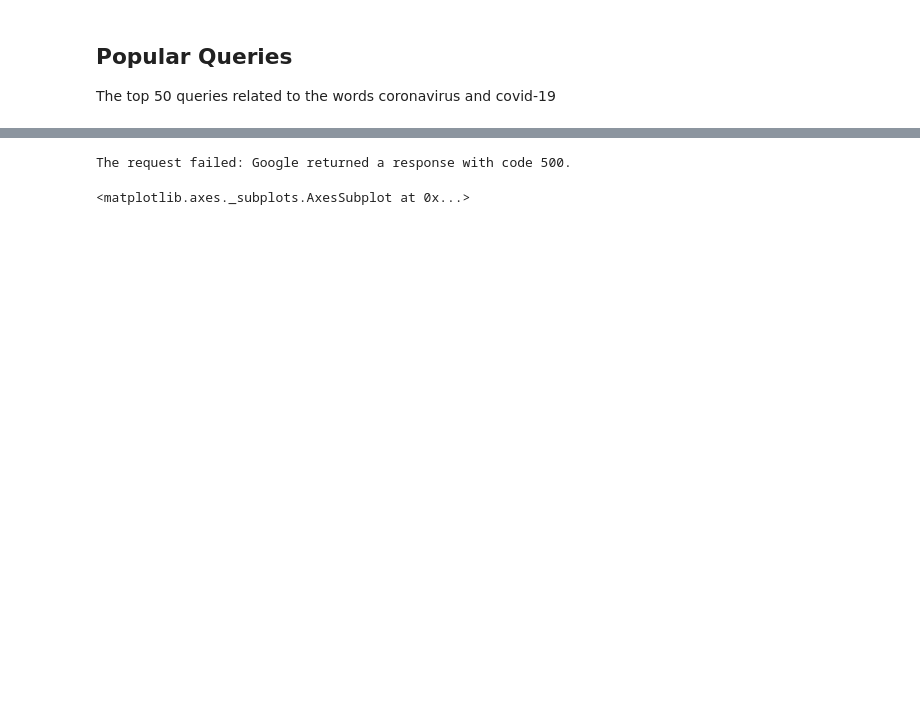
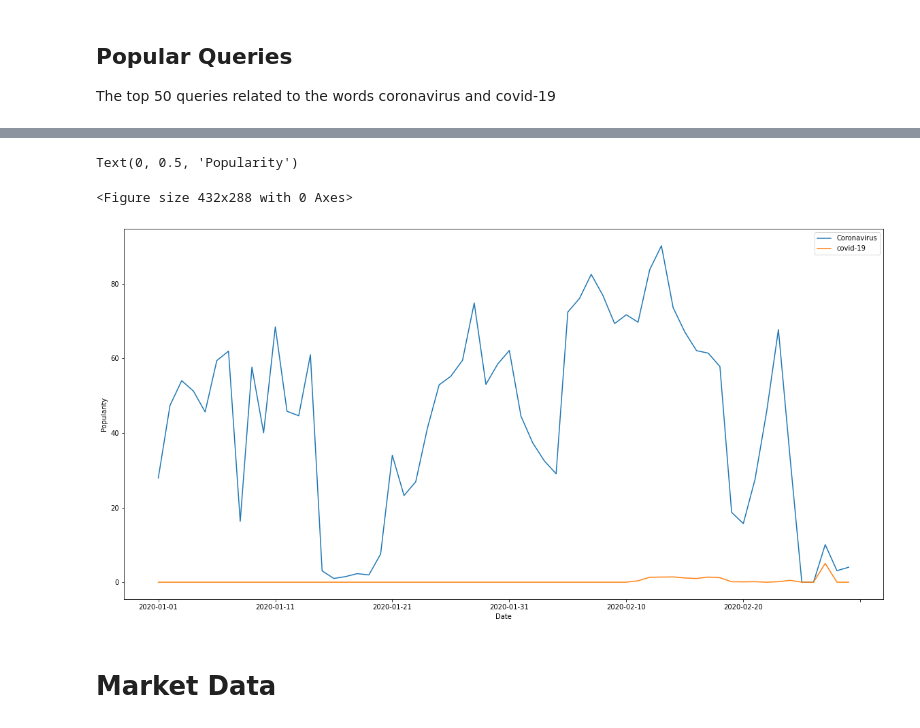
Before and after one commit to wray27/Coronavirus-Sentiment, a Jupyter notebook: notebooks/Sources.ipynb, the cells around one changed output, grey strips where cells are left out. Drawn from its saved outputs; the diff is of its cells as text; code cells hidden in the pictures; blank space fills up the shorter version.

```diff
--- a/notebooks/Sources.ipynb
+++ b/notebooks/Sources.ipynb
@@ -84,9 +102,33 @@ df.reset_index().plot(x='date', y=kw_list, figsize=(200, 50), kind ='line')
 # %%
+# retriveing data from google
+# pytrend.build_payload(kw_list, timeframe='2020-01-01 2020-03-20')
 
-df = pytrend.get_historical_interest(kw_list, year_start=2020, month_start=1, day_start=1, hour_start=0, year_end=2020, month_end=3, day_end=16, hour_end=0, cat=0, geo='', gprop='', sleep=0)
-df['Date'] = df.reset_index()['date'].dt.date
-df['Time'] = df.reset_index()['date'].dt.time
-df.set_index('Date',drop=True)
+# getting historical interest
+# df = pytrend.get_historical_interest(kw_list, year_start=2020, month_start=1, day_start=1, hour_start=0, year_end=2020, month_end=3, day_end=20, hour_end=0, cat=0, geo='', gprop='', sleep=0)
+# df = df.reset_index()
+
+# Seperating Date into Date and Time Columns
+# df['Date'] = df['date'].dt.date
+# df['Time'] = df['date'].dt.time
+# df = df.drop(['date'], axis=1)
+# df = df.set_index('Date')
+
+# saving Data to a csv file
+# df.to_csv(path_or_buf="../data/historical_interest.csv",index=True)
+
+# loading data from csv file
+df = pd.read_csv(filepath_or_buffer="../data/historical_interest.csv", index_col="Date")
+
+# averaging the scores over each day
+df_averaged =  df.groupby(['Date']).mean()
+
+# plotting graph
+plt.figure()
+ax = df_averaged.plot(figsize=(20,10))
+ax.set_ylabel('Popularity')
 # %% [output]
-The request failed: Google returned a response with code 500.
+Text(0, 0.5, 'Popularity')
-<matplotlib.axes._subplots.AxesSubplot at 0x...>
+<Figure size 432x288 with 0 Axes>
+[figure, added]
+# %% [markdown]
+# Market Data
```
Also changed, not shown: parts of 12 cells of this notebook, 1 other file.
